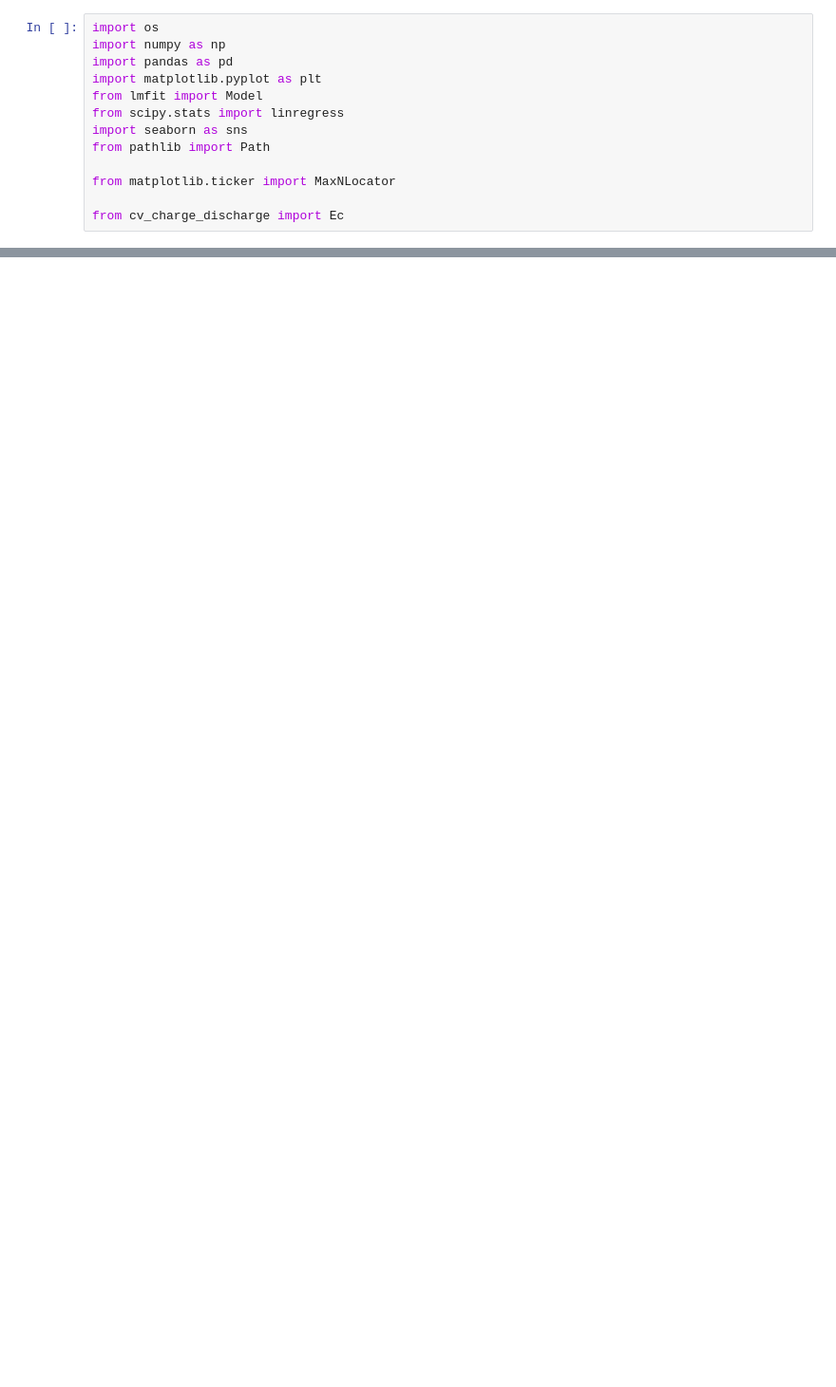
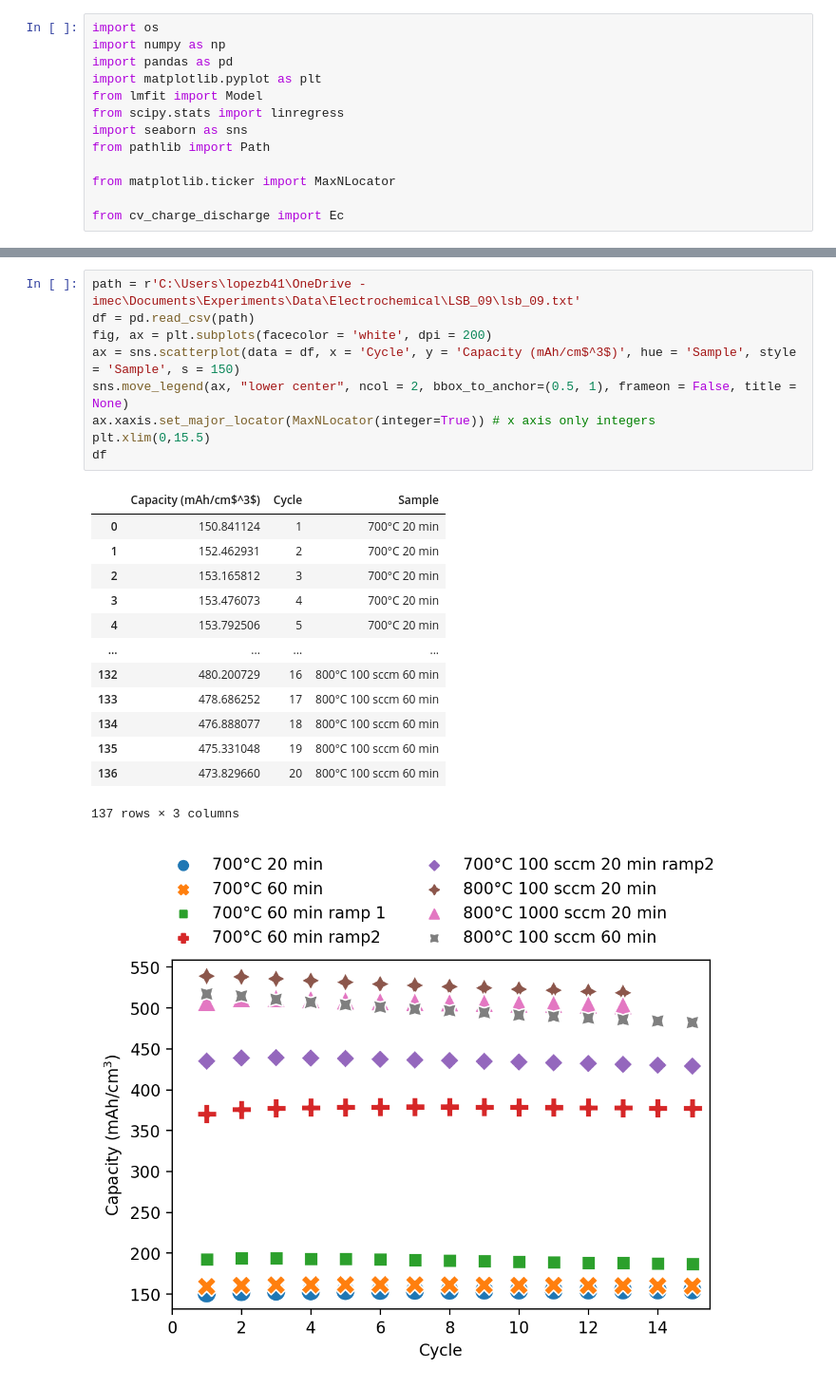
Before and after one commit to ridcil/Code, a Jupyter notebook: LSB_09.ipynb, the cells around one changed output, grey strips where cells are left out. Shown at 95% size. Drawn from its saved outputs; the diff is of its cells as text; blank space fills up the shorter version.

```diff
--- a/LSB_09.ipynb
+++ b/LSB_09.ipynb
@@ -57,0 +60,24 @@ ax.xaxis.set_major_locator(MaxNLocator(integer=True))
+# %%
+path = r'C:\Users\lopezb41\OneDrive - imec\Documents\Experiments\Data\Electrochemical\LSB_09\lsb_09.txt'
+df = pd.read_csv(path)
+fig, ax = plt.subplots(facecolor = 'white', dpi = 200)
+ax = sns.scatterplot(data = df, x = 'Cycle', y = 'Capacity (mAh/cm$^3$)', hue = 'Sample', style = 'Sample', s = 150)
+sns.move_legend(ax, "lower center", ncol = 2, bbox_to_anchor=(0.5, 1), frameon = False, title = None)
+ax.xaxis.set_major_locator(MaxNLocator(integer=True)) # x axis only integers
+plt.xlim(0,15.5)
+df
+# %% [output]
+|  | Capacity (mAh/cm$^3$) | Cycle | Sample |
+| 0 | 150.841124 | 1 | 700°C 20 min |
+| 1 | 152.462931 | 2 | 700°C 20 min |
+| 2 | 153.165812 | 3 | 700°C 20 min |
+| 3 | 153.476073 | 4 | 700°C 20 min |
+| 4 | 153.792506 | 5 | 700°C 20 min |
+| ... | ... | ... | ... |
+| 132 | 480.200729 | 16 | 800°C 100 sccm 60 min |
+| 133 | 478.686252 | 17 | 800°C 100 sccm 60 min |
+| 134 | 476.888077 | 18 | 800°C 100 sccm 60 min |
+| 135 | 475.331048 | 19 | 800°C 100 sccm 60 min |
+| 136 | 473.829660 | 20 | 800°C 100 sccm 60 min |
+137 rows × 3 columns
+[figure, added]
```
Also changed, not shown: parts of 3 cells of this notebook, 11 other files.
